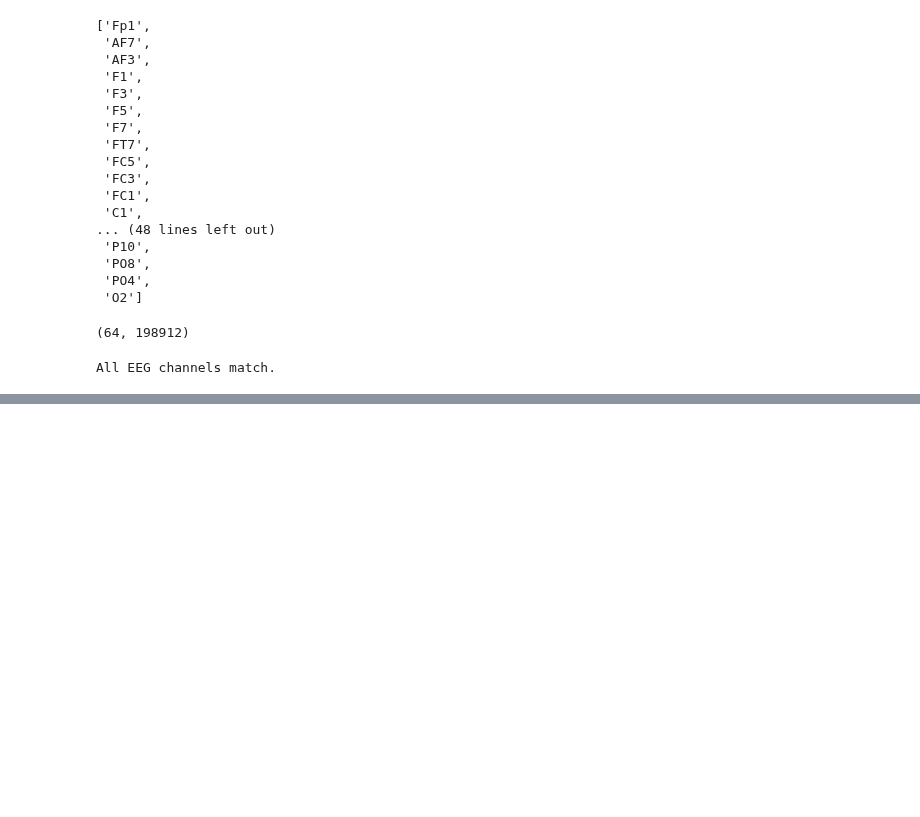
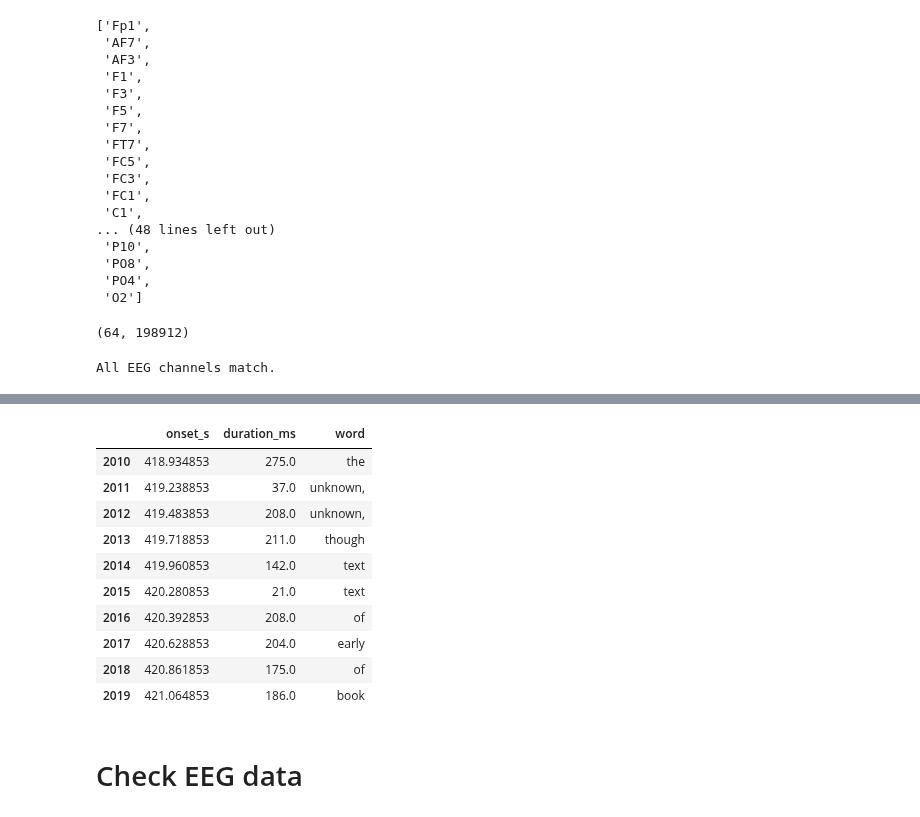
Before and after one commit to s-ccs/2025_MSc_b2b, a Jupyter notebook: ROAMM_preprocessing/notebooks/01_check_roamm_preprocessing.ipynb, the cells around one changed output, grey strips where cells are left out. Drawn from its saved outputs; the diff is of its cells as text; code cells hidden in the pictures; blank space fills up the shorter version.

```diff
--- a/ROAMM_preprocessing/notebooks/01_check_roamm_preprocessing.ipynb
+++ b/ROAMM_preprocessing/notebooks/01_check_roamm_preprocessing.ipynb
@@ -320,0 +507,12 @@ All EEG channels match.
+# %%
+example = events[
+    (events["subject_id"] == "sub-10014")
+    & (events["run_num"] == 2)
+    & (events["page"].isin([6, 7]))
+]
+
+print(
+    example[
+        ["page", "onset_s", "duration_ms", "word"]
+    ].tail(20).to_string(index=False)
+)
@@ -320,0 +537,9 @@ All EEG channels match.
+# %%
+page6 = example[example["page"] == 6]
+page7 = example[example["page"] == 7]
+
+print("Last fixations on page 6:")
+print(page6.tail(5)[["onset_s", "duration_ms", "word"]])
+
+print("\nFirst fixations on page 7:")
+print(page7.head(5)[["onset_s", "duration_ms", "word"]])
@@ -320,0 +562,18 @@ All EEG channels match.
+# %%
+page7[page7["word"].notna()][
+    ["onset_s", "duration_ms", "word"]
+].head(10)
+# %% [output]
+|  | onset_s | duration_ms | word |
+| 2010 | 418.934853 | 275.0 | the |
+| 2011 | 419.238853 | 37.0 | unknown, |
+| 2012 | 419.483853 | 208.0 | unknown, |
+| 2013 | 419.718853 | 211.0 | though |
+| 2014 | 419.960853 | 142.0 | text |
+| 2015 | 420.280853 | 21.0 | text |
+| 2016 | 420.392853 | 208.0 | of |
+| 2017 | 420.628853 | 204.0 | early |
+| 2018 | 420.861853 | 175.0 | of |
+| 2019 | 421.064853 | 186.0 | book |
+# %% [markdown]
+# Check EEG data
```
Also changed, not shown: parts of 20 cells of this notebook, 4 other files.
